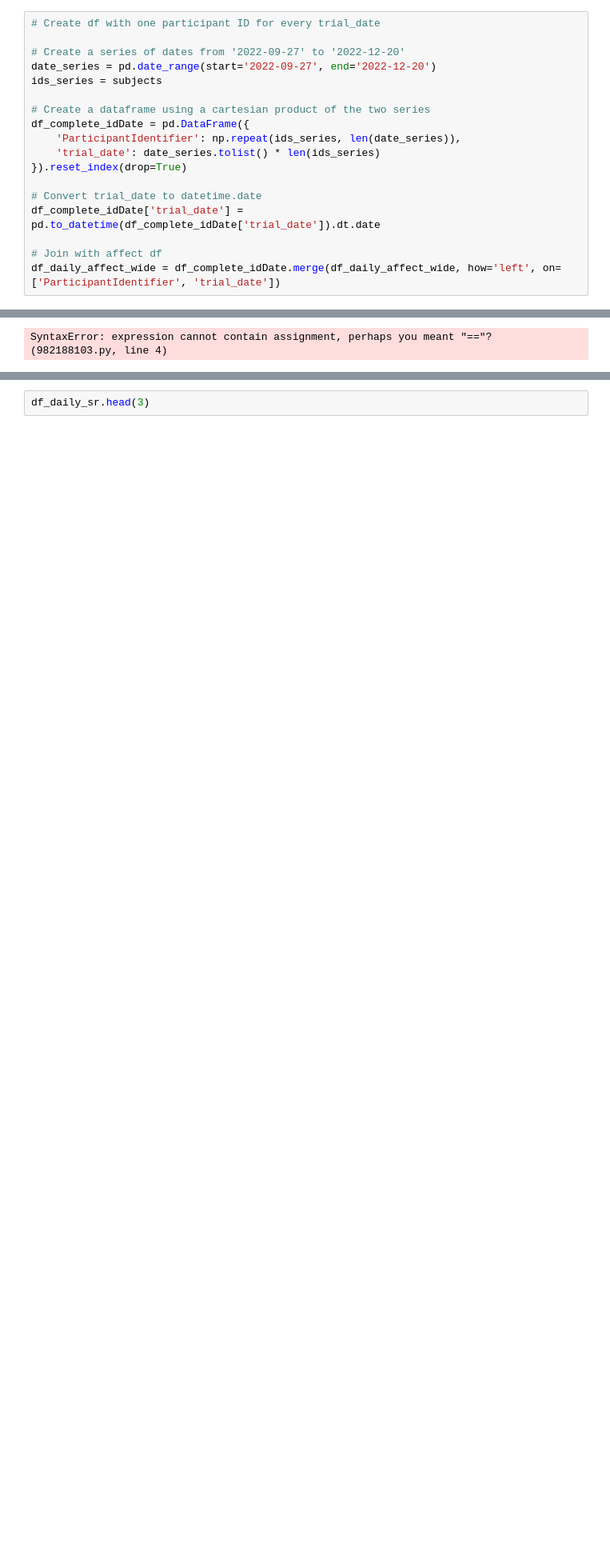
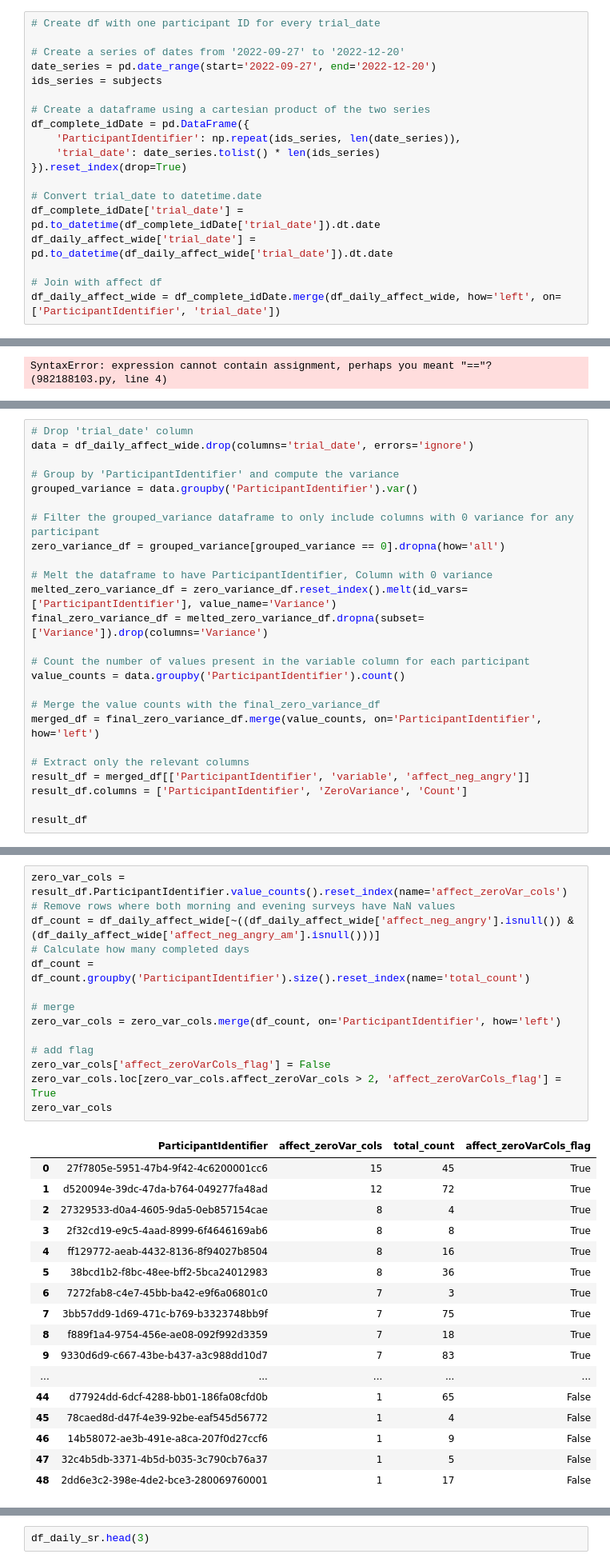
Before and after one commit to danieljwilson/3_3_experience_sampling, a Jupyter notebook: 3_3_3_data_analysis/01_data munge/01_1_process_data.ipynb, the cells around one changed output, grey strips where cells are left out. Shown at 80% size. Drawn from its saved outputs; the diff is of its cells as text; blank space fills up the shorter version.

Commit message:
Added zero variance flag to Affect data

```diff
--- a/3_3_3_data_analysis/01_data munge/01_1_process_data.ipynb
+++ b/3_3_3_data_analysis/01_data munge/01_1_process_data.ipynb
@@ -153,6 +178,7 @@ df_complete_idDate = pd.DataFrame({
 
 # Convert trial_date to datetime.date
 df_complete_idDate['trial_date'] = pd.to_datetime(df_complete_idDate['trial_date']).dt.date
+df_daily_affect_wide['trial_date'] = pd.to_datetime(df_daily_affect_wide['trial_date']).dt.date
 
 # Join with affect df
 df_daily_affect_wide = df_complete_idDate.merge(df_daily_affect_wide, how='left', on=['ParticipantIdentifier', 'trial_date'])
@@ -204,0 +225,25 @@ df_daily_affect_wide.drop(['trial_date'], axis=1).groupby('ParticipantIdentifier
+# %%
+# Drop 'trial_date' column
+data = df_daily_affect_wide.drop(columns='trial_date', errors='ignore')
+
+# Group by 'ParticipantIdentifier' and compute the variance
+grouped_variance = data.groupby('ParticipantIdentifier').var()
+
+# Filter the grouped_variance dataframe to only include columns with 0 variance for any participant
+zero_variance_df = grouped_variance[grouped_variance == 0].dropna(how='all')
+
+# Melt the dataframe to have ParticipantIdentifier, Column with 0 variance
+melted_zero_variance_df = zero_variance_df.reset_index().melt(id_vars=['ParticipantIdentifier'], value_name='Variance')
+final_zero_variance_df = melted_zero_variance_df.dropna(subset=['Variance']).drop(columns='Variance')
+
+# Count the number of values present in the variable column for each participant
+value_counts = data.groupby('ParticipantIdentifier').count()
+
+# Merge the value counts with the final_zero_variance_df
+merged_df = final_zero_variance_df.merge(value_counts, on='ParticipantIdentifier', how='left')
+
+# Extract only the relevant columns
+result_df = merged_df[['ParticipantIdentifier', 'variable', 'affect_neg_angry']]
+result_df.columns = ['ParticipantIdentifier', 'ZeroVariance', 'Count']
+
+result_df
@@ -204,0 +266,32 @@ df_daily_affect_wide.drop(['trial_date'], axis=1).groupby('ParticipantIdentifier
+# %%
+zero_var_cols = result_df.ParticipantIdentifier.value_counts().reset_index(name='affect_zeroVar_cols')
+# Remove rows where both morning and evening surveys have NaN values
+df_count = df_daily_affect_wide[~((df_daily_affect_wide['affect_neg_angry'].isnull()) & (df_daily_affect_wide['affect_neg_angry_am'].isnull()))]
+# Calculate how many completed days
+df_count =  df_count.groupby('ParticipantIdentifier').size().reset_index(name='total_count')
+
+# merge
+zero_var_cols = zero_var_cols.merge(df_count, on='ParticipantIdentifier', how='left')
+
+# add flag
+zero_var_cols['affect_zeroVarCols_flag'] = False
+zero_var_cols.loc[zero_var_cols.affect_zeroVar_cols > 2, 'affect_zeroVarCols_flag'] = True
+zero_var_cols
+# %% [output]
+|  | ParticipantIdentifier | affect_zeroVar_cols | total_count | affect_zeroVarCols_flag |
+| 0 | 27f7805e-5951-47b4-9f42-4c6200001cc6 | 15 | 45 | True |
+| 1 | d520094e-39dc-47da-b764-049277fa48ad | 12 | 72 | True |
+| 2 | 27329533-d0a4-4605-9da5-0eb857154cae | 8 | 4 | True |
+| 3 | 2f32cd19-e9c5-4aad-8999-6f4646169ab6 | 8 | 8 | True |
+| 4 | ff129772-aeab-4432-8136-8f94027b8504 | 8 | 16 | True |
+| 5 | 38bcd1b2-f8bc-48ee-bff2-5bca24012983 | 8 | 36 | True |
+| 6 | 7272fab8-c4e7-45bb-ba42-e9f6a06801c0 | 7 | 3 | True |
+| 7 | 3bb57dd9-1d69-471c-b769-b3323748bb9f | 7 | 75 | True |
+| 8 | f889f1a4-9754-456e-ae08-092f992d3359 | 7 | 18 | True |
+| 9 | 9330d6d9-c667-43be-b437-a3c988dd10d7 | 7 | 83 | True |
+| ... | ... | ... | ... | ... |
+| 44 | d77924dd-6dcf-4288-bb01-186fa08cfd0b | 1 | 65 | False |
+| 45 | 78caed8d-d47f-4e39-92be-eaf545d56772 | 1 | 4 | False |
+| 46 | 14b58072-ae3b-491e-a8ca-207f0d27ccf6 | 1 | 9 | False |
+| 47 | 32c4b5db-3371-4b5d-b035-3c790cb76a37 | 1 | 5 | False |
+| 48 | 2dd6e3c2-398e-4de2-bce3-280069760001 | 1 | 17 | False |
```
Also changed, not shown: parts of 23 cells of this notebook.
